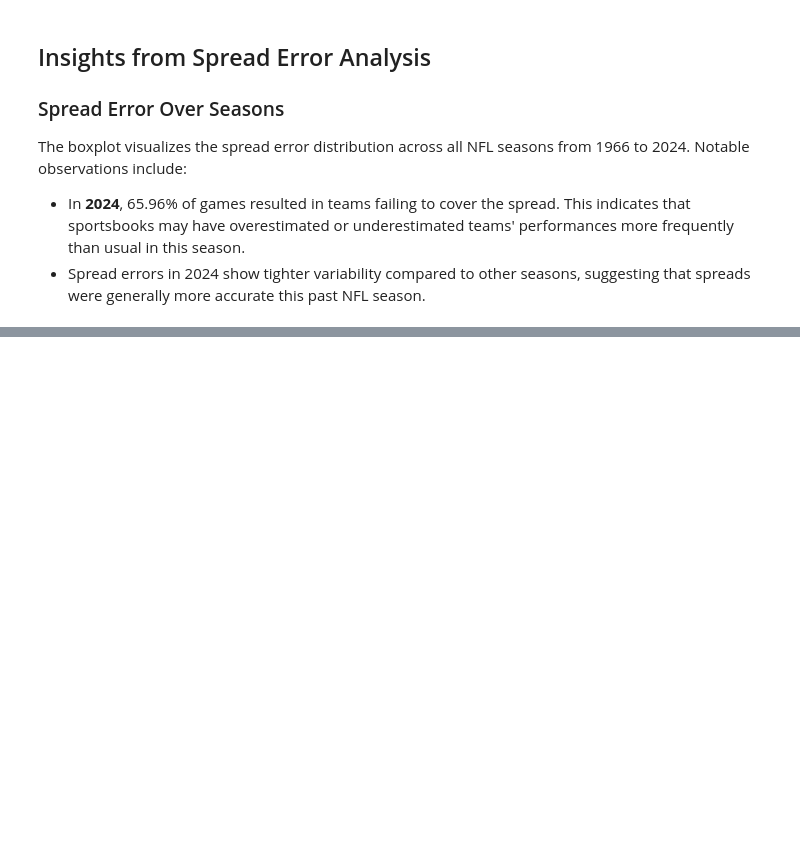
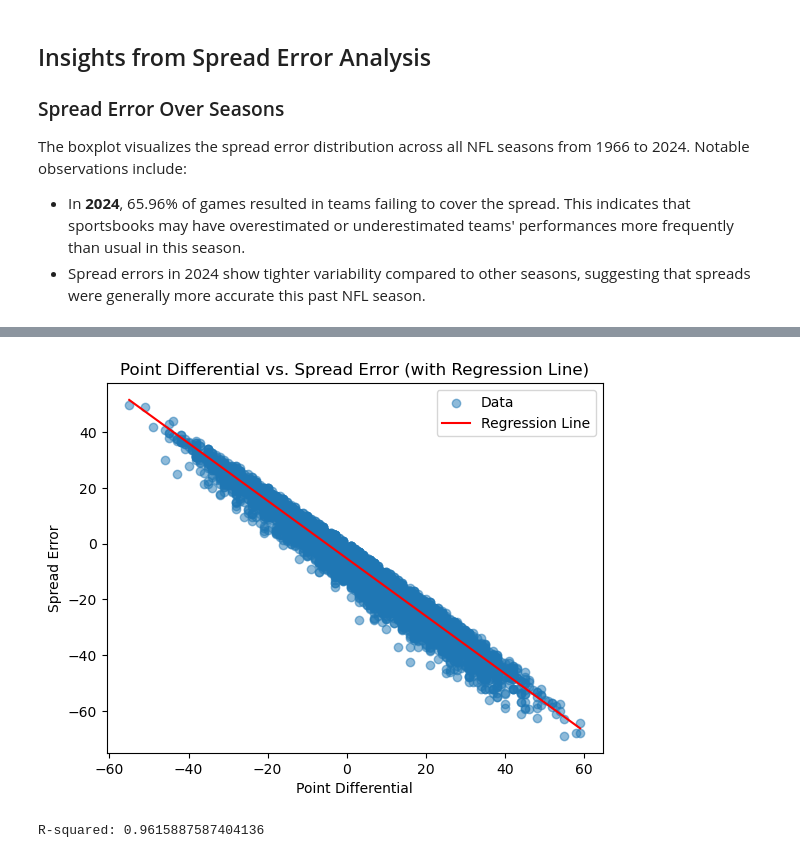
Before and after one commit to OrlandoBrandon/orlandobrandon.github.io, a Jupyter notebook: Project 1/sports_betting_data.ipynb, the cells around one changed output, grey strips where cells are left out. Cells and saved outputs as stored; diff of their text form; code cells hidden in the pictures; blank space fills up the shorter version.

```diff
--- a/Project 1/sports_betting_data.ipynb
+++ b/Project 1/sports_betting_data.ipynb
@@ -198,0 +285,7 @@ The boxplot visualizes the spread error distribution across all NFL seasons from
+# %%
+print(spread_data[['point_differential', 'spread_error']].isnull().sum())
+print(np.isinf(spread_data[['point_differential', 'spread_error']]).sum())
+
+spread_data = spread_data.dropna(subset=['point_differential', 'spread_error'])
+spread_data = spread_data[~np.isinf(spread_data['point_differential'])]
+spread_data = spread_data[~np.isinf(spread_data['spread_error'])]
@@ -198,0 +322,10 @@ The boxplot visualizes the spread error distribution across all NFL seasons from
+# %%
+X = spread_data[['point_differential']].values.reshape(-1, 1)
+y = spread_data['spread_error'].values
+# %%
+from sklearn.linear_model import LinearRegression
+
+model = LinearRegression()
+model.fit(X, y)
+
+print(f"Slope: {model.coef_[0]}, Intercept: {model.intercept_}")
@@ -198,0 +344,25 @@ The boxplot visualizes the spread error distribution across all NFL seasons from
+# %%
+import matplotlib.pyplot as plt
+import numpy as np
+
+# Scatter plot
+plt.scatter(X, y, label="Data", alpha=0.5)
+
+# Regression line
+x_range = np.linspace(X.min(), X.max(), 100).reshape(-1, 1)
+y_pred = model.predict(x_range)
+plt.plot(x_range, y_pred, color="red", label="Regression Line")
+
+# Customize plot
+plt.title("Point Differential vs. Spread Error (with Regression Line)")
+plt.xlabel("Point Differential")
+plt.ylabel("Spread Error")
+plt.legend()
+plt.show()
+# %% [output]
+[figure, added]
+# %%
+r_squared = model.score(X, y)
+print(f"R-squared: {r_squared}")
+# %% [output]
+R-squared: 0.9615887587404136
```
Also changed, not shown: parts of 33 cells of this notebook, 11 other files.
